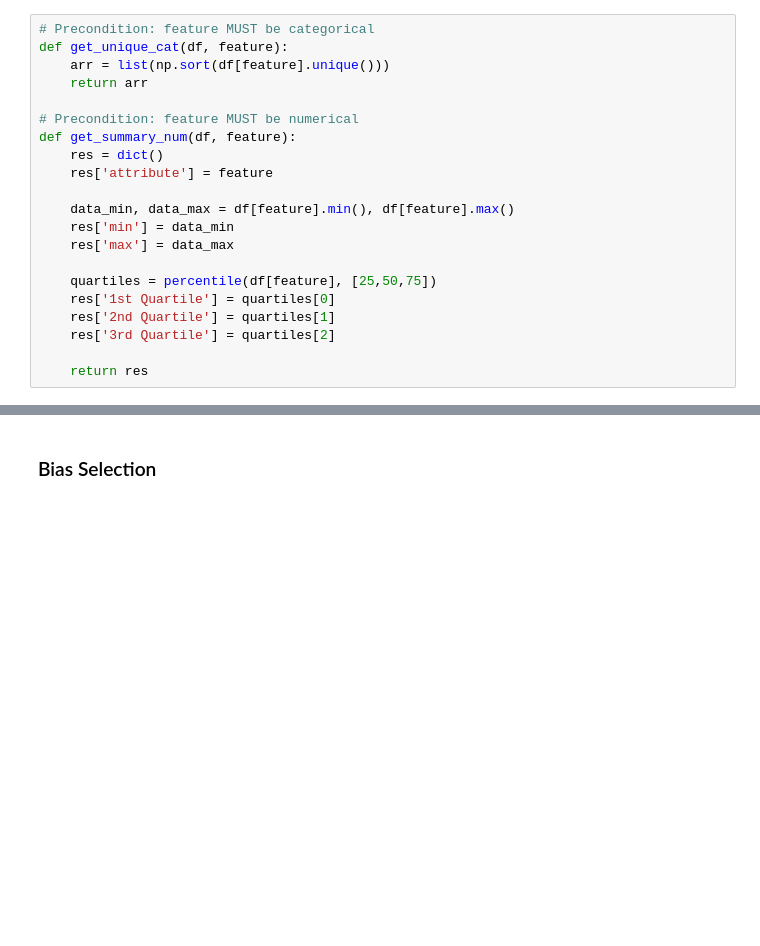
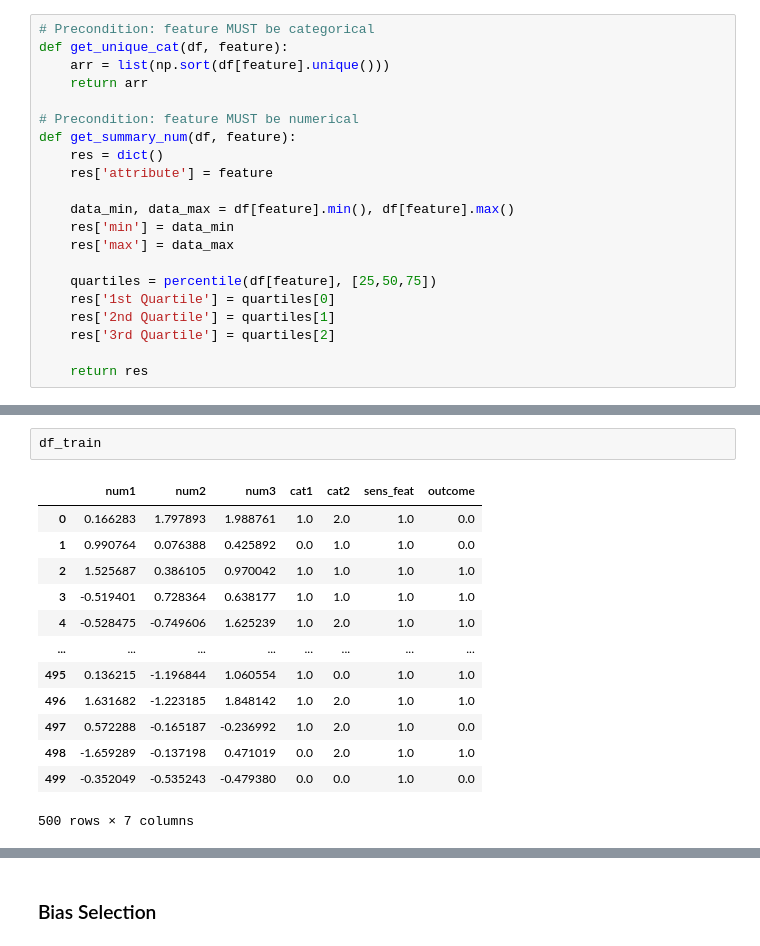
Before and after one commit to mnagired/fairness-sandbox, a Jupyter notebook: sandbox.ipynb, the cells around one changed output, grey strips where cells are left out. Cells and saved outputs as stored; diff of their text form; blank space fills up the shorter version.

```diff
--- a/sandbox.ipynb
+++ b/sandbox.ipynb
@@ -671,4 +698,20 @@ def measurement(df, feature, feature_type, noise_dist = np.random.normal,
 
 
     return df_bias
+# %%
+df_train
+# %% [output]
+|  | num1 | num2 | num3 | cat1 | cat2 | sens_feat | outcome |
+| 0 | 0.166283 | 1.797893 | 1.988761 | 1.0 | 2.0 | 1.0 | 0.0 |
+| 1 | 0.990764 | 0.076388 | 0.425892 | 0.0 | 1.0 | 1.0 | 0.0 |
+| 2 | 1.525687 | 0.386105 | 0.970042 | 1.0 | 1.0 | 1.0 | 1.0 |
+| 3 | -0.519401 | 0.728364 | 0.638177 | 1.0 | 1.0 | 1.0 | 1.0 |
+| 4 | -0.528475 | -0.749606 | 1.625239 | 1.0 | 2.0 | 1.0 | 1.0 |
+| ... | ... | ... | ... | ... | ... | ... | ... |
+| 495 | 0.136215 | -1.196844 | 1.060554 | 1.0 | 0.0 | 1.0 | 1.0 |
+| 496 | 1.631682 | -1.223185 | 1.848142 | 1.0 | 2.0 | 1.0 | 1.0 |
+| 497 | 0.572288 | -0.165187 | -0.236992 | 1.0 | 2.0 | 1.0 | 0.0 |
+| 498 | -1.659289 | -0.137198 | 0.471019 | 0.0 | 2.0 | 1.0 | 1.0 |
+| 499 | -0.352049 | -0.535243 | -0.479380 | 0.0 | 0.0 | 1.0 | 0.0 |
+500 rows × 7 columns
 # %%
```
Also changed, not shown: parts of 2 cells of this notebook, 1 other file.
